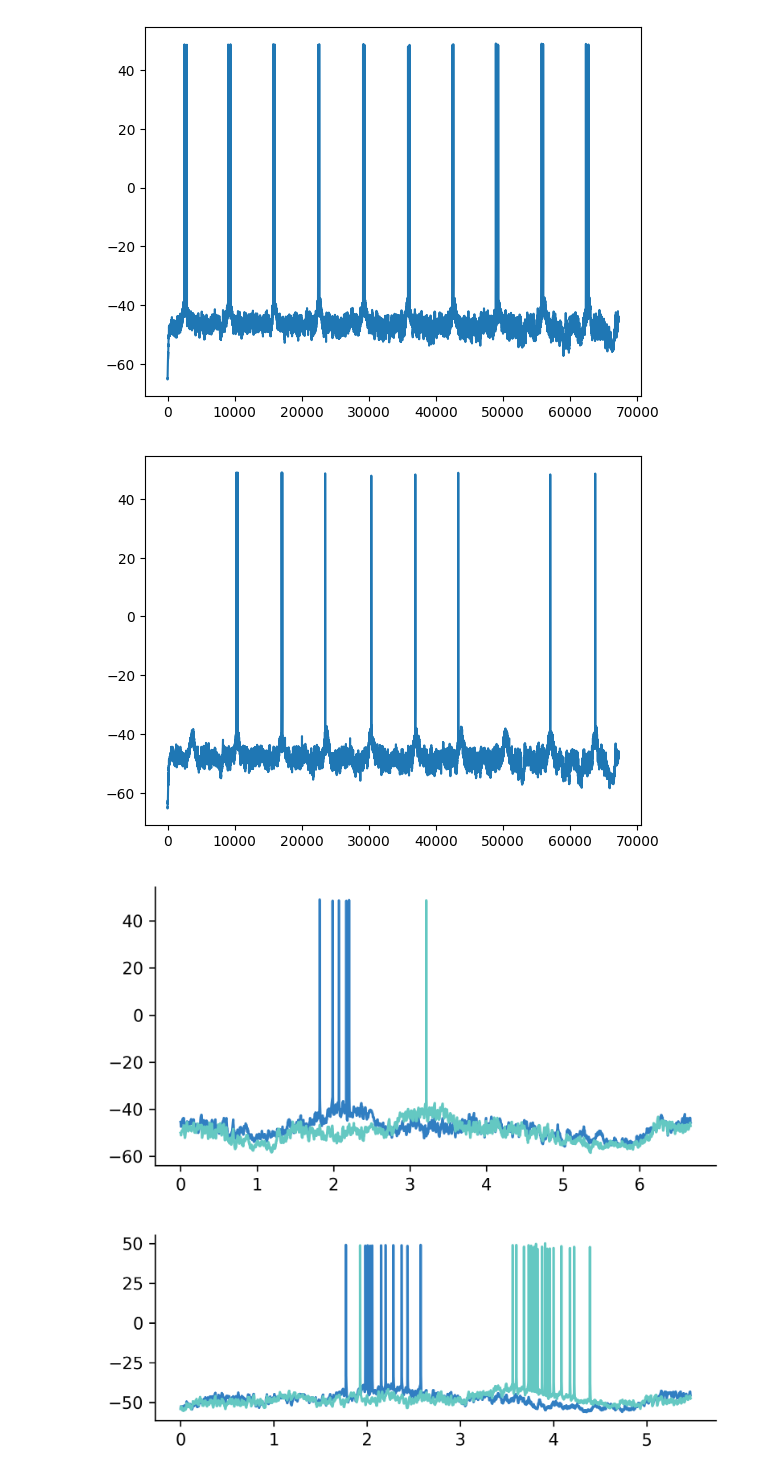
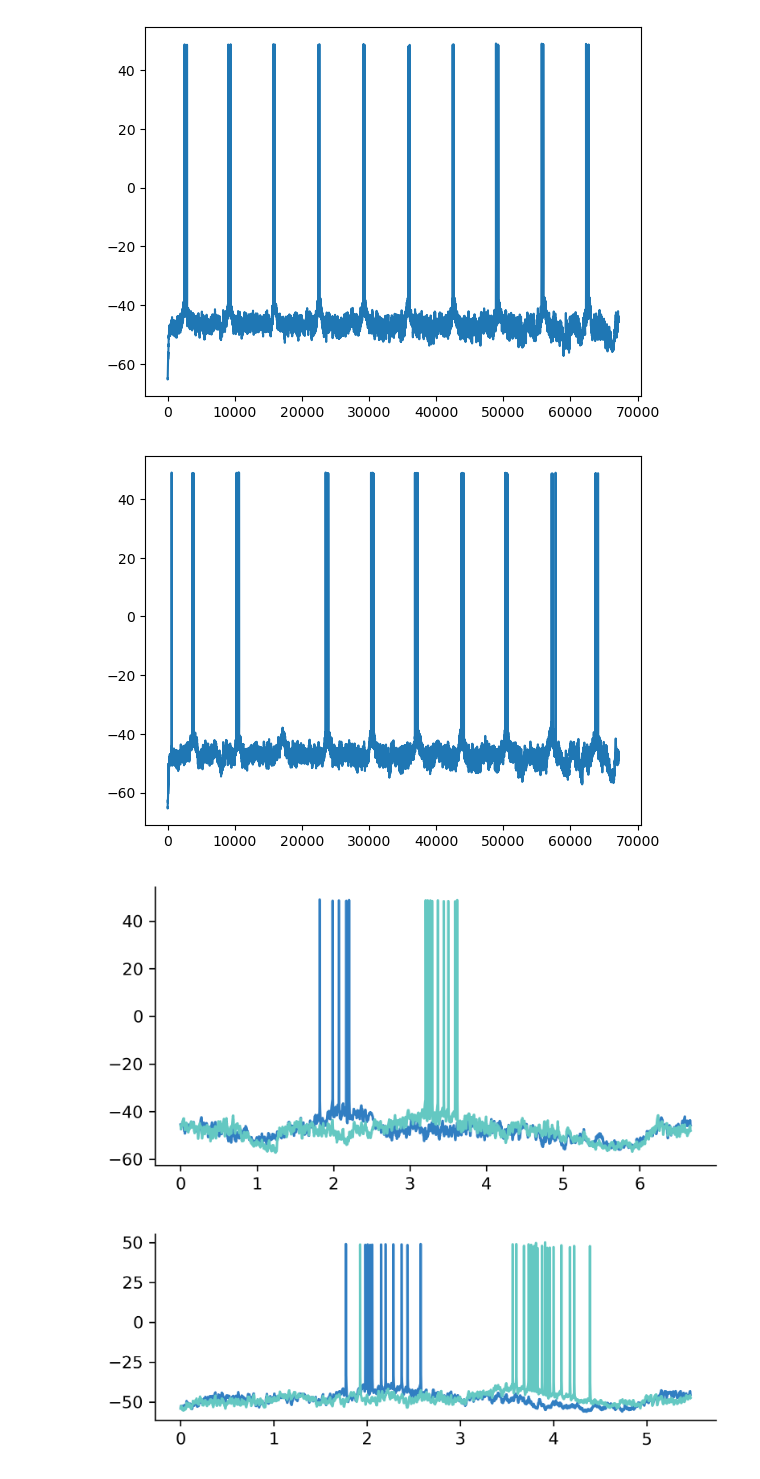
Before and after one commit to soltesz-lab/ca3_biophysical, a Jupyter notebook: notebooks/plot_training.ipynb, the cells around one changed output. Saved outputs shown, nothing was run; the diff lists cells and outputs as text; code cells hidden in the pictures.

```diff
--- a/notebooks/plot_training.ipynb
+++ b/notebooks/plot_training.ipynb
@@ -512,11 +514,11 @@ plt.show();
 # %% [output]
 [figure]
 # %%
-exc_v_vec_121 = exc_v_vecs[121]
-plt.plot(t_vec, exc_v_vec_121)
+exc_v_vec_127 = exc_v_vecs[127]
+plt.plot(t_vec, exc_v_vec_127)
 plt.show();
 # %% [output]
-[figure, old version]
+[figure, new version]
 # %%
 s = np.where(t_vec > time_for_single_lap*9+500)[0][0]
 e = np.where(t_vec < time_for_single_lap*10+500)[0][-1]
@@ -531,12 +533,12 @@ e = np.where(t_vec < time_for_single_lap*10+500)[0][-1]
 fig = plt.figure(figsize=(6,3), dpi=300)
 ax  = fig.gca()
 plt.plot( (t_vec[s:e]-t_vec[s])/1000., exc_v_vecs[77][s:e], color=(49/255., 126/255., 194/255.))
-plt.plot( (t_vec[s:e]-t_vec[s])/1000., exc_v_vecs[121][s:e], color=(100/255., 200/255., 194/255.))
+plt.plot( (t_vec[s:e]-t_vec[s])/1000., exc_v_vecs[127][s:e], color=(100/255., 200/255., 194/255.))
 for axis in ['top','right']:
     ax.spines[axis].set_linewidth(0.0)
 plt.show();
 # %% [output]
-[figure, old version]
+[figure, new version]
 # %%
 t_vec = np.asarray(t_vec)
 s = np.where(t_vec > time_for_single_lap*9+500+1200)[0][0]
```
Also changed, not shown: parts of 20 cells of this notebook.
